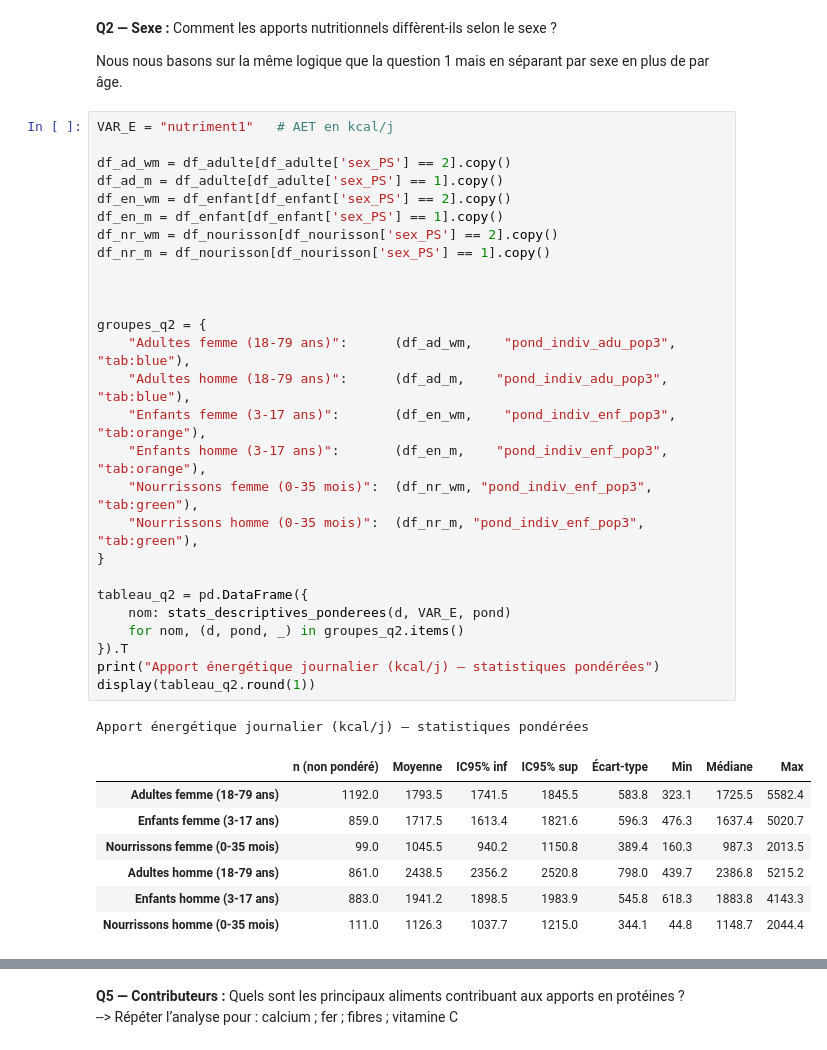
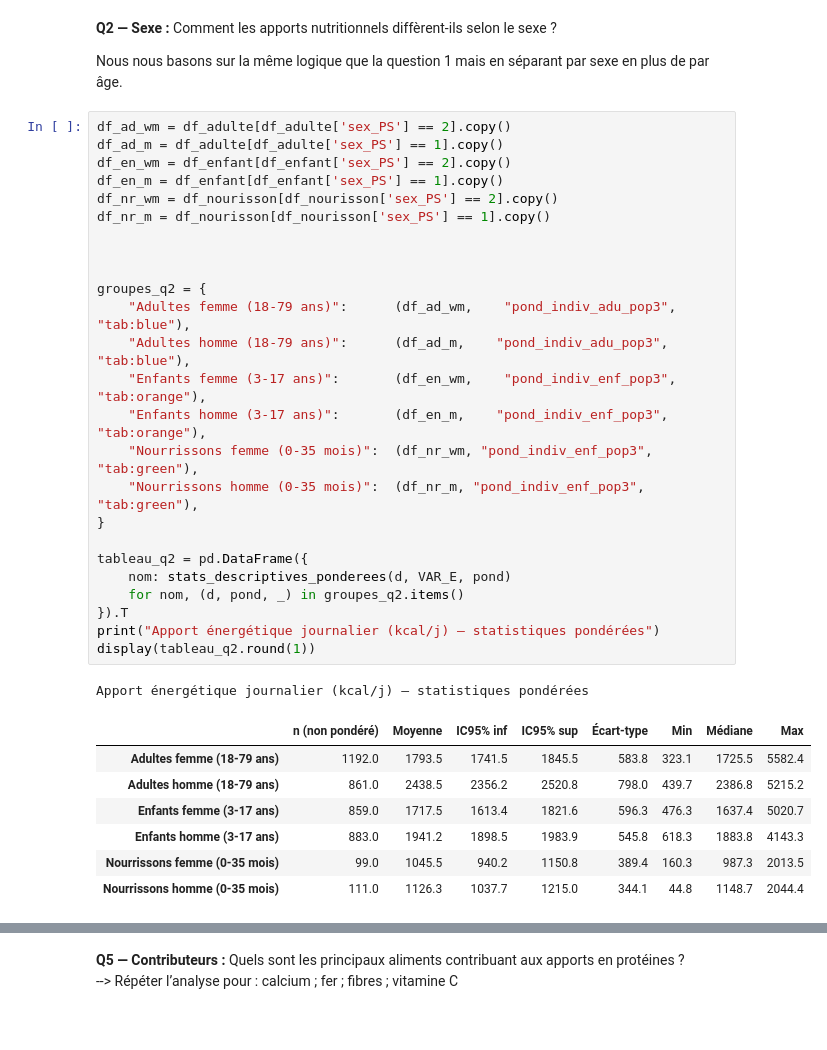
Before and after one commit to Mithrafk/Projet_Collab_Sabine, a Jupyter notebook: TP7/7_Projet_21-10_Sab.ipynb, the cells around one changed output, grey strips where cells are left out. Cells and saved outputs as stored; diff of their text form.

```diff
--- a/TP7/7_Projet_21-10_Sab.ipynb
+++ b/TP7/7_Projet_21-10_Sab.ipynb
@@ -695,39 +697,37 @@ Comment les apports nutritionnels diffèrent-ils selon le sexe ?
 
 Nous nous basons sur la même logique que la question 1 mais en séparant par sexe en plus de par âge.
 # %%
-VAR_E = "nutriment1"   # AET en kcal/j
-
 df_ad_wm = df_adulte[df_adulte['sex_PS'] == 2].copy()
 df_ad_m = df_adulte[df_adulte['sex_PS'] == 1].copy()
 df_en_wm = df_enfant[df_enfant['sex_PS'] == 2].copy()
 df_en_m = df_enfant[df_enfant['sex_PS'] == 1].copy()
 df_nr_wm = df_nourisson[df_nourisson['sex_PS'] == 2].copy()
 df_nr_m = df_nourisson[df_nourisson['sex_PS'] == 1].copy()
 
 
 
 groupes_q2 = {
     "Adultes femme (18-79 ans)":      (df_ad_wm,    "pond_indiv_adu_pop3", "tab:blue"),
     "Adultes homme (18-79 ans)":      (df_ad_m,    "pond_indiv_adu_pop3", "tab:blue"),
     "Enfants femme (3-17 ans)":       (df_en_wm,    "pond_indiv_enf_pop3", "tab:orange"),
     "Enfants homme (3-17 ans)":       (df_en_m,    "pond_indiv_enf_pop3", "tab:orange"),
     "Nourrissons femme (0-35 mois)":  (df_nr_wm, "pond_indiv_enf_pop3", "tab:green"),
     "Nourrissons homme (0-35 mois)":  (df_nr_m, "pond_indiv_enf_pop3", "tab:green"),
 }
 
 tableau_q2 = pd.DataFrame({
     nom: stats_descriptives_ponderees(d, VAR_E, pond)
     for nom, (d, pond, _) in groupes_q2.items()
 }).T
 print("Apport énergétique journalier (kcal/j) – statistiques pondérées")
 display(tableau_q2.round(1))
 # %% [output]
 Apport énergétique journalier (kcal/j) – statistiques pondérées
 |  | n (non pondéré) | Moyenne | IC95% inf | IC95% sup | Écart-type | Min | Médiane | Max |
 | Adultes femme (18-79 ans) | 1192.0 | 1793.5 | 1741.5 | 1845.5 | 583.8 | 323.1 | 1725.5 | 5582.4 |
+| Adultes homme (18-79 ans) | 861.0 | 2438.5 | 2356.2 | 2520.8 | 798.0 | 439.7 | 2386.8 | 5215.2 |
 | Enfants femme (3-17 ans) | 859.0 | 1717.5 | 1613.4 | 1821.6 | 596.3 | 476.3 | 1637.4 | 5020.7 |
+| Enfants homme (3-17 ans) | 883.0 | 1941.2 | 1898.5 | 1983.9 | 545.8 | 618.3 | 1883.8 | 4143.3 |
 | Nourrissons femme (0-35 mois) | 99.0 | 1045.5 | 940.2 | 1150.8 | 389.4 | 160.3 | 987.3 | 2013.5 |
-| Adultes homme (18-79 ans) | 861.0 | 2438.5 | 2356.2 | 2520.8 | 798.0 | 439.7 | 2386.8 | 5215.2 |
-| Enfants homme (3-17 ans) | 883.0 | 1941.2 | 1898.5 | 1983.9 | 545.8 | 618.3 | 1883.8 | 4143.3 |
 | Nourrissons homme (0-35 mois) | 111.0 | 1126.3 | 1037.7 | 1215.0 | 344.1 | 44.8 | 1148.7 | 2044.4 |
 # %%
```
Also changed, not shown: parts of 8 cells of this notebook.
